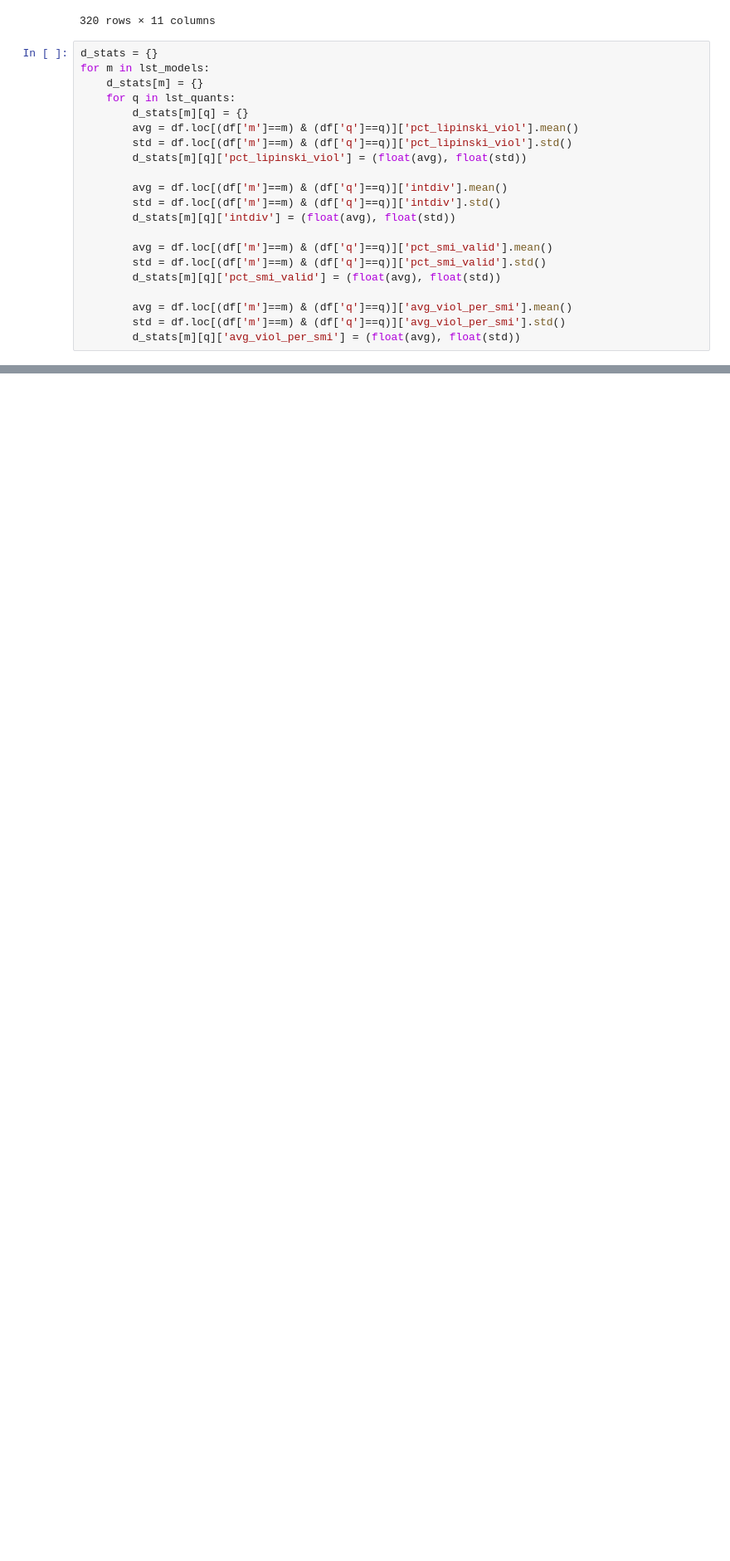
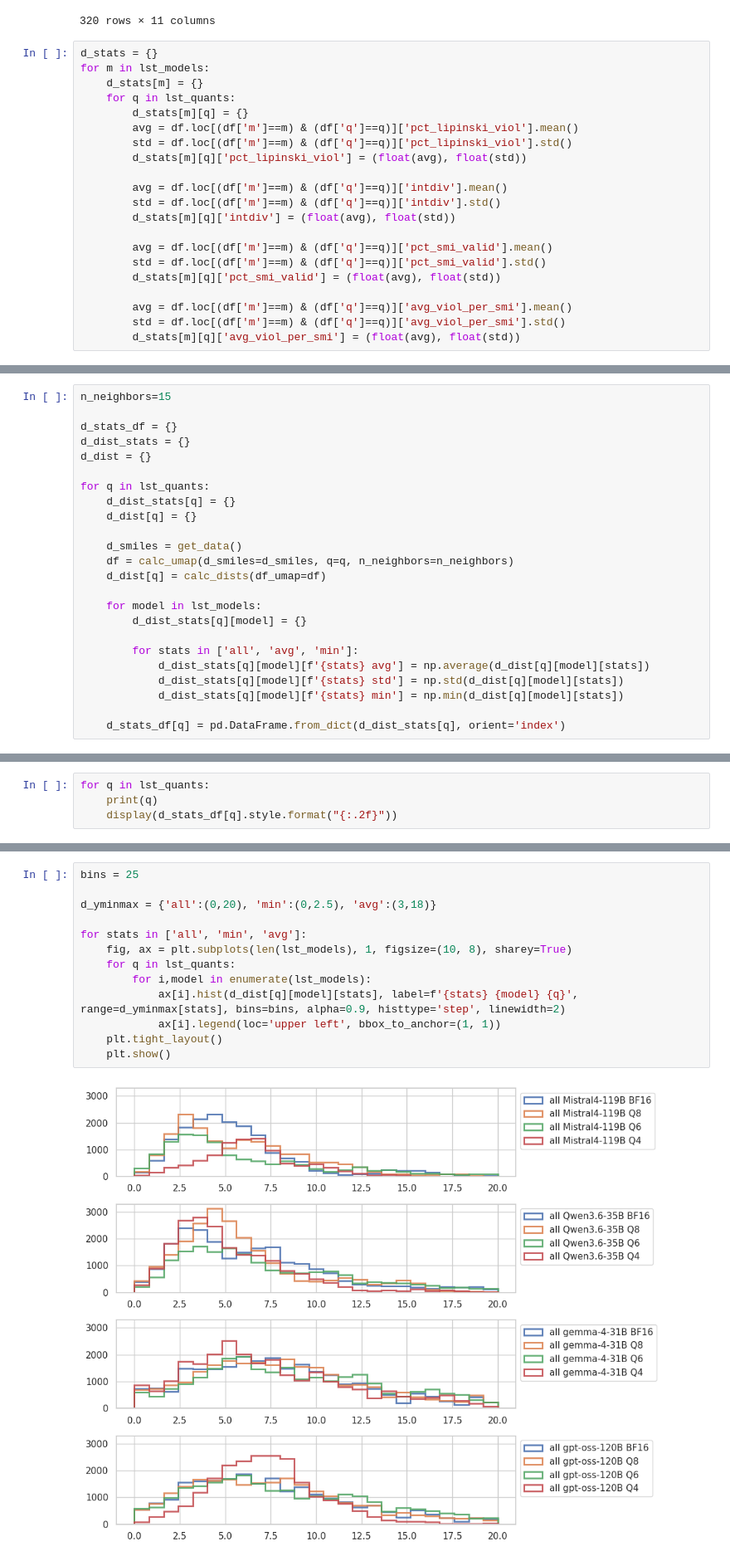
Before and after one commit to cnpem/quantization_LLM_smiles, a Jupyter notebook: src/analise_task2.ipynb, the cells around one changed output, grey strips where cells are left out. Shown at 83% size. Saved outputs shown, nothing was run; the diff lists cells and outputs as text; blank space fills up the shorter version.

```diff
--- a/src/analise_task2.ipynb
+++ b/src/analise_task2.ipynb
@@ -290,0 +754,24 @@ TypeError: 'float' object is not callable
+# %%
+n_neighbors=15
+
+d_stats_df = {}
+d_dist_stats = {}
+d_dist = {}
+
+for q in lst_quants:
+    d_dist_stats[q] = {}
+    d_dist[q] = {}
+
+    d_smiles = get_data()
+    df = calc_umap(d_smiles=d_smiles, q=q, n_neighbors=n_neighbors)
+    d_dist[q] = calc_dists(df_umap=df)
+
+    for model in lst_models:
+        d_dist_stats[q][model] = {}
+
+        for stats in ['all', 'avg', 'min']:
+            d_dist_stats[q][model][f'{stats} avg'] = np.average(d_dist[q][model][stats])
+            d_dist_stats[q][model][f'{stats} std'] = np.std(d_dist[q][model][stats])
+            d_dist_stats[q][model][f'{stats} min'] = np.min(d_dist[q][model][stats])
+
+    d_stats_df[q] = pd.DataFrame.from_dict(d_dist_stats[q], orient='index')
@@ -290,0 +783,4 @@ TypeError: 'float' object is not callable
+# %%
+for q in lst_quants:
+    print(q)
+    display(d_stats_df[q].style.format("{:.2f}"))
@@ -290,0 +812,15 @@ TypeError: 'float' object is not callable
+# %%
+bins = 25
+
+d_yminmax = {'all':(0,20), 'min':(0,2.5), 'avg':(3,18)}
+
+for stats in ['all', 'min', 'avg']:
+    fig, ax = plt.subplots(len(lst_models), 1, figsize=(10, 8), sharey=True)
+    for q in lst_quants:
+        for i,model in enumerate(lst_models):
+            ax[i].hist(d_dist[q][model][stats], label=f'{stats} {model} {q}', range=d_yminmax[stats], bins=bins, alpha=0.9, histtype='step', linewidth=2)
+            ax[i].legend(loc='upper left', bbox_to_anchor=(1, 1))
+    plt.tight_layout()
+    plt.show()
+# %% [output]
+[figure, added]
```
Also changed, not shown: parts of 29 cells of this notebook.
